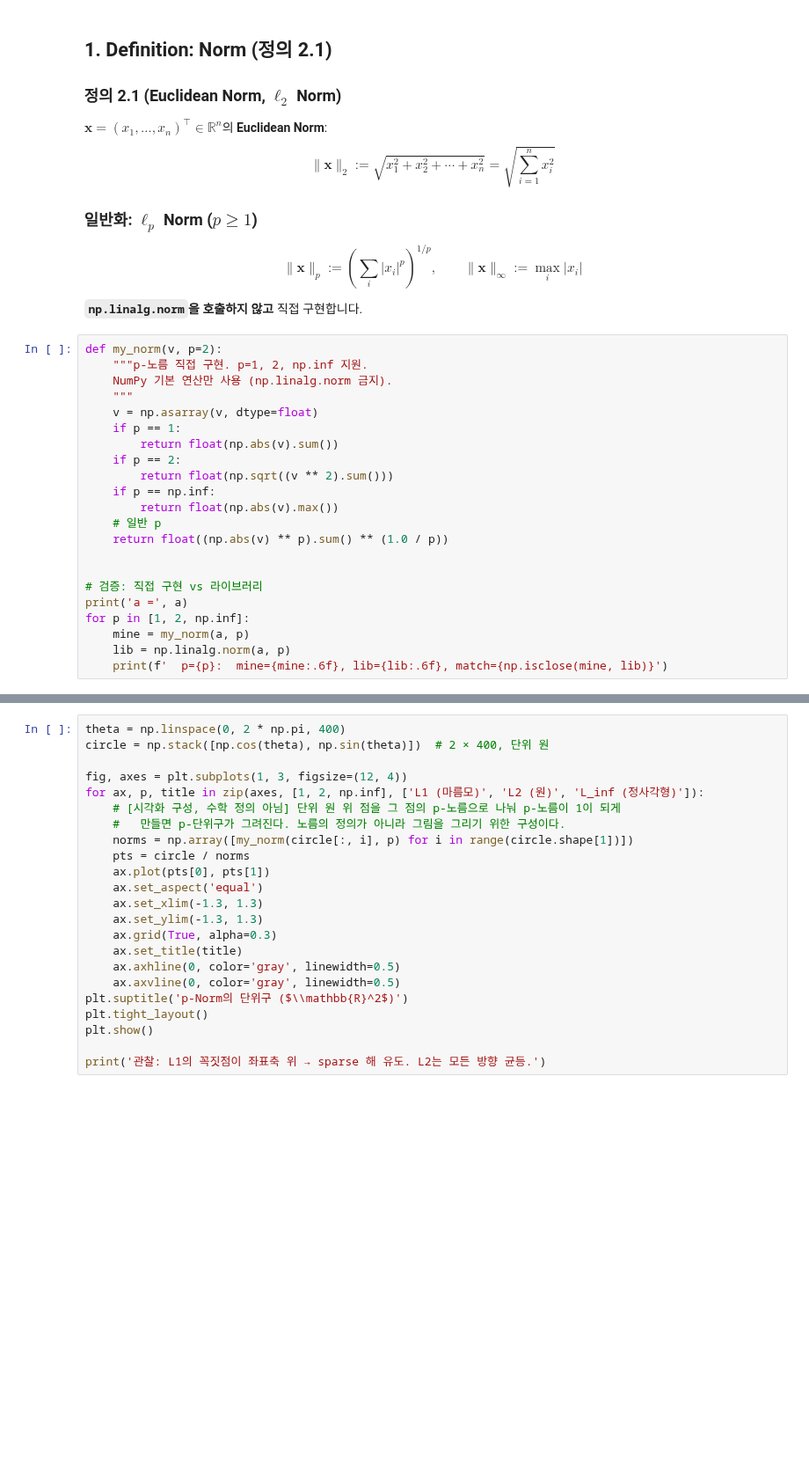
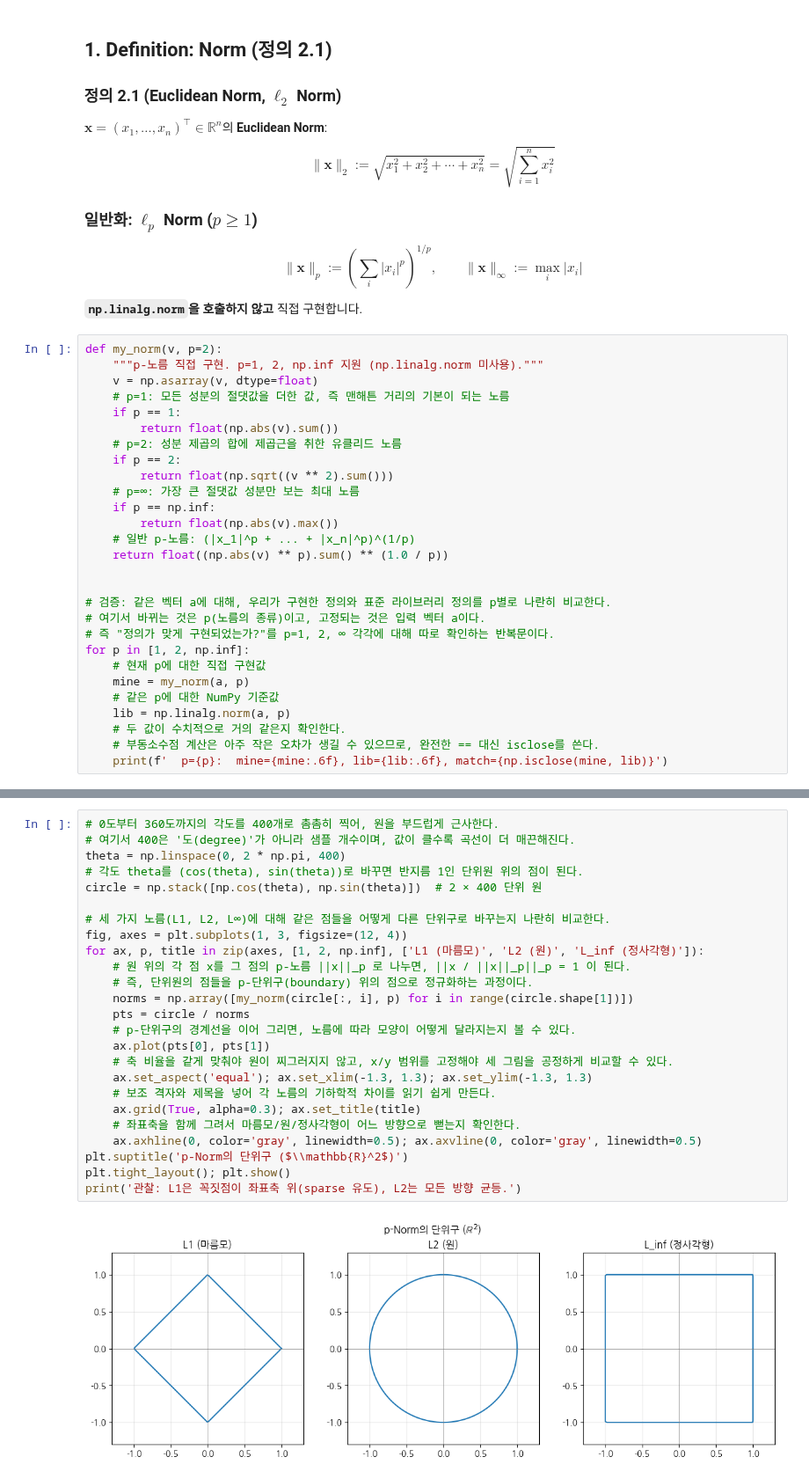
Before and after one commit to repairer5812/linear-algebra-for-ai, a Jupyter notebook: notebooks/Part1/02_노름_내적_코사인유사도.ipynb, the cells around one changed output, grey strips where cells are left out. Shown at 88% size. Saved outputs shown, nothing was run; the diff lists cells and outputs as text; blank space fills up the shorter version.

```diff
--- a/notebooks/Part1/02_노름_내적_코사인유사도.ipynb
+++ b/notebooks/Part1/02_노름_내적_코사인유사도.ipynb
@@ -60,23 +58,29 @@ $$\|\mathbf{x}\|_p := \left(\sum_i |x_i|^p\right)^{1/p}, \qquad \|\mathbf{x}\|_\
 **`np.linalg.norm`을 호출하지 않고** 직접 구현합니다.
 # %%
 def my_norm(v, p=2):
-    """p-노름 직접 구현. p=1, 2, np.inf 지원.
-    NumPy 기본 연산만 사용 (np.linalg.norm 금지).
-    """
+    """p-노름 직접 구현. p=1, 2, np.inf 지원 (np.linalg.norm 미사용)."""
     v = np.asarray(v, dtype=float)
+    # p=1: 모든 성분의 절댓값을 더한 값, 즉 맨해튼 거리의 기본이 되는 노름
     if p == 1:
         return float(np.abs(v).sum())
+    # p=2: 성분 제곱의 합에 제곱근을 취한 유클리드 노름
     if p == 2:
         return float(np.sqrt((v ** 2).sum()))
+    # p=∞: 가장 큰 절댓값 성분만 보는 최대 노름
     if p == np.inf:
         return float(np.abs(v).max())
-    # 일반 p
+    # 일반 p-노름: (|x_1|^p + ... + |x_n|^p)^(1/p)
     return float((np.abs(v) ** p).sum() ** (1.0 / p))
 
 
-# 검증: 직접 구현 vs 라이브러리
-print('a =', a)
+# 검증: 같은 벡터 a에 대해, 우리가 구현한 정의와 표준 라이브러리 정의를 p별로 나란히 비교한다.
+# 여기서 바뀌는 것은 p(노름의 종류)이고, 고정되는 것은 입력 벡터 a이다.
+# 즉 "정의가 맞게 구현되었는가?"를 p=1, 2, ∞ 각각에 대해 따로 확인하는 반복문이다.
 for p in [1, 2, np.inf]:
+    # 현재 p에 대한 직접 구현값
     mine = my_norm(a, p)
+    # 같은 p에 대한 NumPy 기준값
     lib = np.linalg.norm(a, p)
+    # 두 값이 수치적으로 거의 같은지 확인한다.
+    # 부동소수점 계산은 아주 작은 오차가 생길 수 있으므로, 완전한 == 대신 isclose를 쓴다.
     print(f'  p={p}:  mine={mine:.6f}, lib={lib:.6f}, match={np.isclose(mine, lib)}')
@@ -136,23 +105,27 @@ print('✓ 세 성질 모두 임의 Vector에서 성립 (수치 검증)')
 # %%
+# 0도부터 360도까지의 각도를 400개로 촘촘히 찍어, 원을 부드럽게 근사한다.
+# 여기서 400은 '도(degree)'가 아니라 샘플 개수이며, 값이 클수록 곡선이 더 매끈해진다.
 theta = np.linspace(0, 2 * np.pi, 400)
-circle = np.stack([np.cos(theta), np.sin(theta)])  # 2 × 400, 단위 원
+# 각도 theta를 (cos(theta), sin(theta))로 바꾸면 반지름 1인 단위원 위의 점이 된다.
+circle = np.stack([np.cos(theta), np.sin(theta)])  # 2 × 400 단위 원
 
+# 세 가지 노름(L1, L2, L∞)에 대해 같은 점들을 어떻게 다른 단위구로 바꾸는지 나란히 비교한다.
 fig, axes = plt.subplots(1, 3, figsize=(12, 4))
 for ax, p, title in zip(axes, [1, 2, np.inf], ['L1 (마름모)', 'L2 (원)', 'L_inf (정사각형)']):
-    # [시각화 구성, 수학 정의 아님] 단위 원 위 점을 그 점의 p-노름으로 나눠 p-노름이 1이 되게
-    #   만들면 p-단위구가 그려진다. 노름의 정의가 아니라 그림을 그리기 위한 구성이다.
+    # 원 위의 각 점 x를 그 점의 p-노름 ||x||_p 로 나누면, ||x / ||x||_p||_p = 1 이 된다.
+    # 즉, 단위원의 점들을 p-단위구(boundary) 위의 점으로 정규화하는 과정이다.
     norms = np.array([my_norm(circle[:, i], p) for i in range(circle.shape[1])])
     pts = circle / norms
+    # p-단위구의 경계선을 이어 그리면, 노름에 따라 모양이 어떻게 달라지는지 볼 수 있다.
     ax.plot(pts[0], pts[1])
-    ax.set_aspect('equal')
-    ax.set_xlim(-1.3, 1.3)
-    ax.set_ylim(-1.3, 1.3)
-    ax.grid(True, alpha=0.3)
-    ax.set_title(title)
-    ax.axhline(0, color='gray', linewidth=0.5)
-    ax.axvline(0, color='gray', linewidth=0.5)
+    # 축 비율을 같게 맞춰야 원이 찌그러지지 않고, x/y 범위를 고정해야 세 그림을 공정하게 비교할 수 있다.
+    ax.set_aspect('equal'); ax.set_xlim(-1.3, 1.3); ax.set_ylim(-1.3, 1.3)
+    # 보조 격자와 제목을 넣어 각 노름의 기하학적 차이를 읽기 쉽게 만든다.
+    ax.grid(True, alpha=0.3); ax.set_title(title)
+    # 좌표축을 함께 그려서 마름모/원/정사각형이 어느 방향으로 뻗는지 확인한다.
+    ax.axhline(0, color='gray', linewidth=0.5); ax.axvline(0, color='gray', linewidth=0.5)
 plt.suptitle('p-Norm의 단위구 ($\\mathbb{R}^2$)')
-plt.tight_layout()
-plt.show()
-
-print('관찰: L1의 꼭짓점이 좌표축 위 → sparse 해 유도. L2는 모든 방향 균등.')
+plt.tight_layout(); plt.show()
+print('관찰: L1은 꼭짓점이 좌표축 위(sparse 유도), L2는 모든 방향 균등.')
+# %% [output]
+[figure, added]
```
Also changed, not shown: parts of 23 cells of this notebook.
